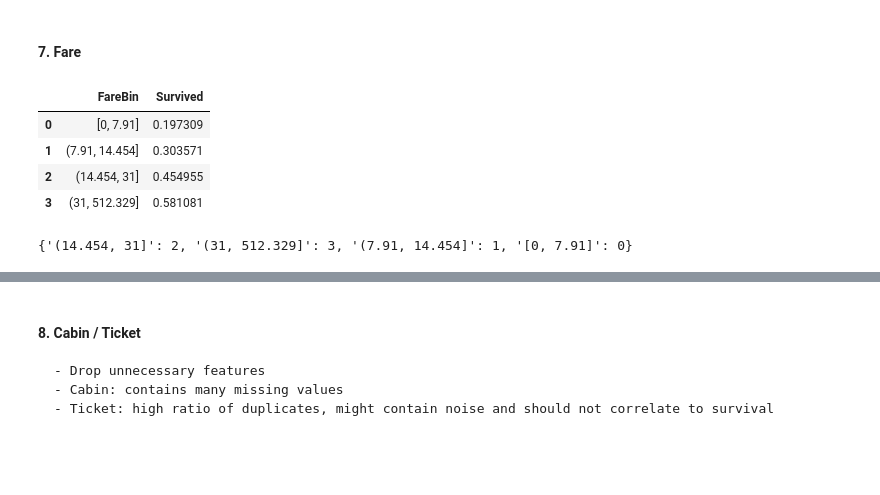
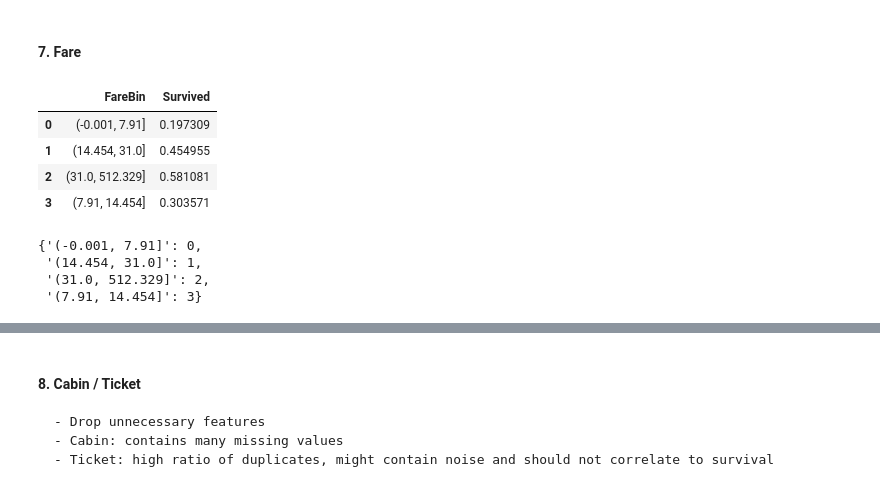
Before and after one commit to r96941046/Titanic, a Jupyter notebook: Titanic Survival.ipynb, the cells around one changed output, grey strips where cells are left out. Saved outputs shown, nothing was run; the diff lists cells and outputs as text; code cells hidden in the pictures; blank space fills up the shorter version.

```diff
--- a/Titanic Survival.ipynb
+++ b/Titanic Survival.ipynb
@@ -350,6 +350,7 @@ Binning/Converting Numerical to Categorical Variable, reducing noise or non-line
 # %%
 # get bin from train data
 train['AgeBin'], age_bin = pd.cut(train['Age'], 5, retbins=True)
+train['AgeBin'] = train['AgeBin'].astype(str)
 age_group = train[['AgeBin', 'Survived']].groupby(['AgeBin'], as_index=False).mean()
 age_group
 # %% [output]
@@ -535,22 +541,27 @@ test['Fare'].fillna(test['Fare'].dropna().median(), inplace=True)
 # %%
 # qcut() for quantity cut
 
 train['FareBin'], fare_bin = pd.qcut(train['Fare'], 4, retbins=True)
+train['FareBin'] = train['FareBin'].astype(str)
 fare_group = train[['FareBin', 'Survived']].groupby(['FareBin'], as_index=False).mean()
 fare_group
 # %% [output]
 |  | FareBin | Survived |
-| 0 | [0, 7.91] | 0.197309 |
-| 1 | (7.91, 14.454] | 0.303571 |
-| 2 | (14.454, 31] | 0.454955 |
-| 3 | (31, 512.329] | 0.581081 |
+| 0 | (-0.001, 7.91] | 0.197309 |
+| 1 | (14.454, 31.0] | 0.454955 |
+| 2 | (31.0, 512.329] | 0.581081 |
+| 3 | (7.91, 14.454] | 0.303571 |
 # %%
 test['FareBin'] = pd.cut(test['Fare'], bins=fare_bin, include_lowest=True)
+test['FareBin'] = test['FareBin'].astype(str)
 
 fare_bin_map = {v: k for k, v in fare_group.to_dict()['FareBin'].items()}
 fare_bin_map
 # %% [output]
-{'(14.454, 31]': 2, '(31, 512.329]': 3, '(7.91, 14.454]': 1, '[0, 7.91]': 0}
+{'(-0.001, 7.91]': 0,
+ '(14.454, 31.0]': 1,
+ '(31.0, 512.329]': 2,
+ '(7.91, 14.454]': 3}
 # %%
 for dataset in complete:
 
```
Also changed, not shown: parts of 17 cells of this notebook, 4 other files.
